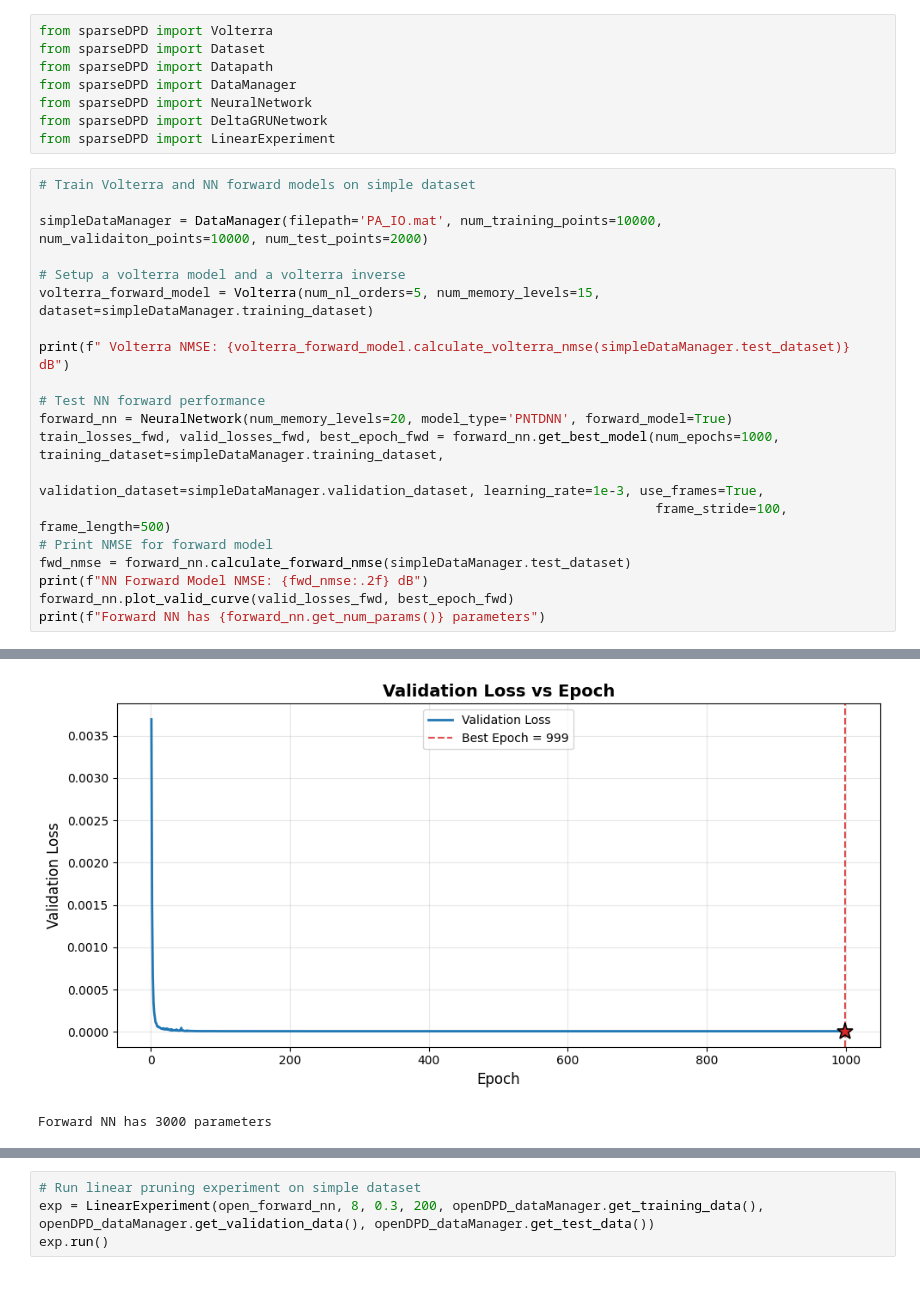
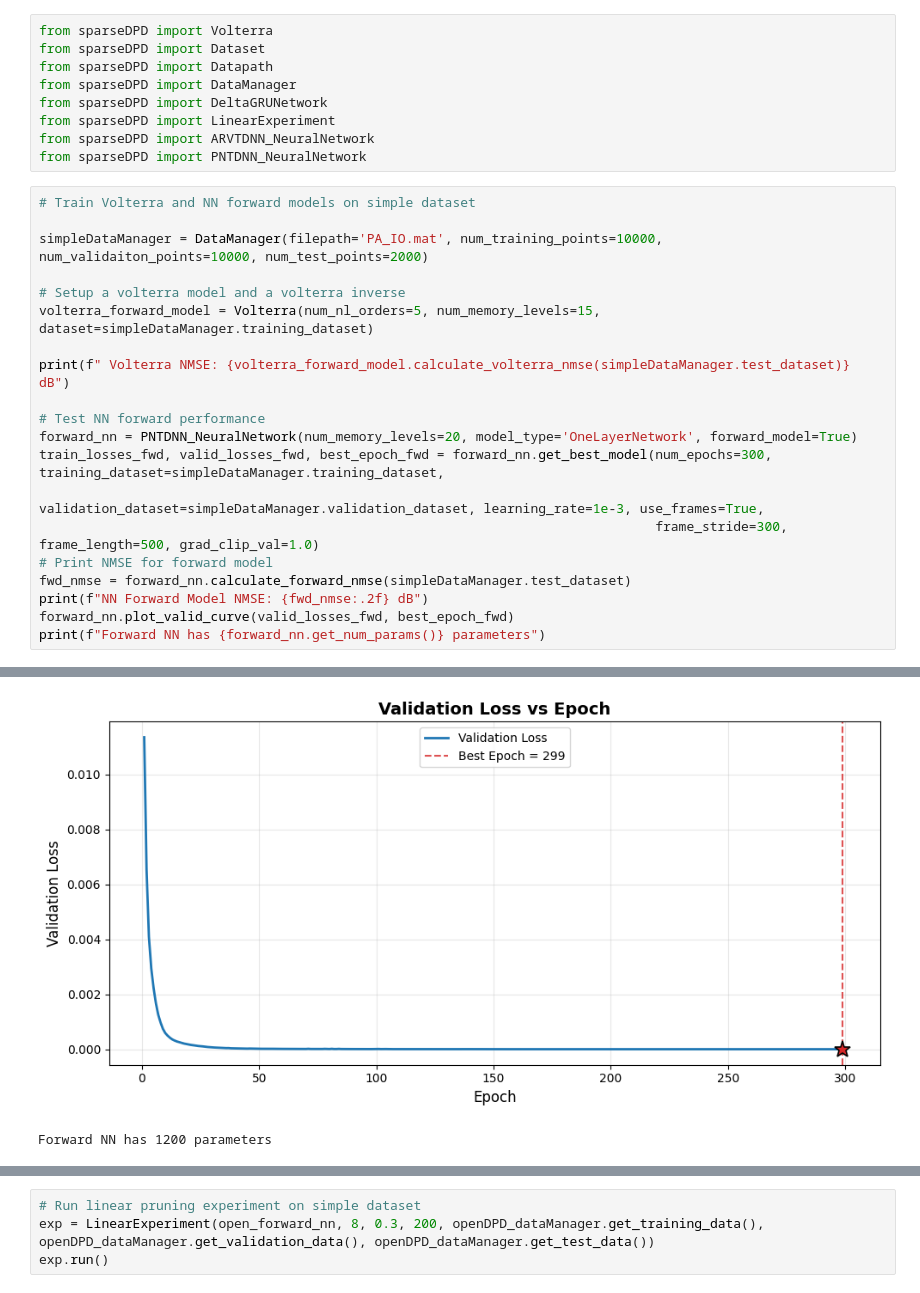
Before and after one commit to aquigney/sparseDPD, a Jupyter notebook: refactored_notebook.ipynb, the cells around one changed output, grey strips where cells are left out. Saved outputs shown, nothing was run; the diff lists cells and outputs as text.

```diff
--- a/refactored_notebook.ipynb
+++ b/refactored_notebook.ipynb
@@ -3,9 +3,10 @@ from sparseDPD import Volterra
 from sparseDPD import Dataset
 from sparseDPD import Datapath
 from sparseDPD import DataManager
-from sparseDPD import NeuralNetwork
 from sparseDPD import DeltaGRUNetwork
 from sparseDPD import LinearExperiment
+from sparseDPD import ARVTDNN_NeuralNetwork
+from sparseDPD import PNTDNN_NeuralNetwork
 # %%
 # Train Volterra and NN forward models on simple dataset
 
@@ -17,10 +18,10 @@ volterra_forward_model = Volterra(num_nl_orders=5, num_memory_levels=15, dataset
 print(f" Volterra NMSE: {volterra_forward_model.calculate_volterra_nmse(simpleDataManager.test_dataset)} dB")
 
 # Test NN forward performance
-forward_nn = NeuralNetwork(num_memory_levels=20, model_type='PNTDNN', forward_model=True)
-train_losses_fwd, valid_losses_fwd, best_epoch_fwd = forward_nn.get_best_model(num_epochs=1000, training_dataset=simpleDataManager.training_dataset,
+forward_nn = PNTDNN_NeuralNetwork(num_memory_levels=20, model_type='OneLayerNetwork', forward_model=True)
+train_losses_fwd, valid_losses_fwd, best_epoch_fwd = forward_nn.get_best_model(num_epochs=300, training_dataset=simpleDataManager.training_dataset,
                                                                                validation_dataset=simpleDataManager.validation_dataset, learning_rate=1e-3, use_frames=True,
-                                                                               frame_stride=100, frame_length=500)
+                                                                               frame_stride=300, frame_length=500, grad_clip_val=1.0)
 # Print NMSE for forward model
 fwd_nmse = forward_nn.calculate_forward_nmse(simpleDataManager.test_dataset)
 print(f"NN Forward Model NMSE: {fwd_nmse:.2f} dB")
@@ -47,2 +48,2 @@ NN Forward Model NMSE: -40.31 dB
-[figure, old version]
+[figure, new version]
-Forward NN has 3000 parameters
+Forward NN has 1200 parameters
```
Also changed, not shown: parts of 4 cells of this notebook, 3 other files.
